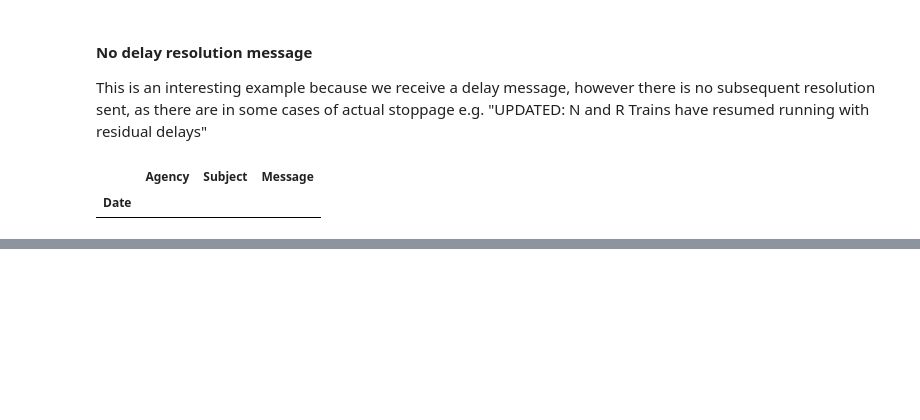
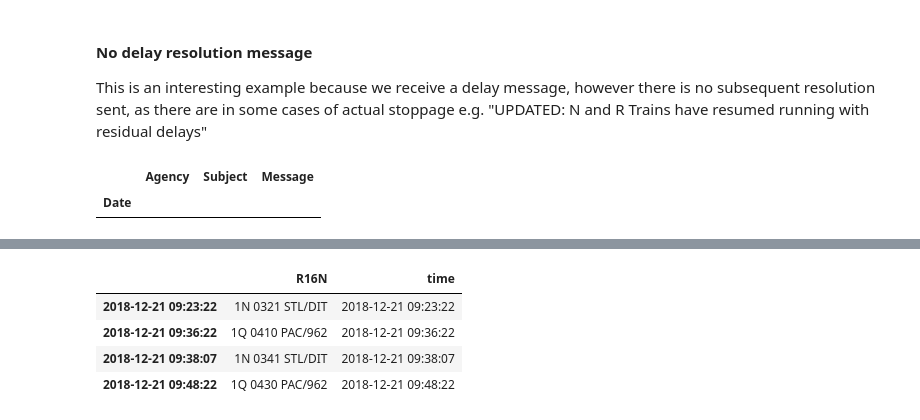
Before and after one commit to b-koopman/MTADelayPredict, a Jupyter notebook: Notebooks/DataExploration.ipynb, the cells around one changed output, grey strips where cells are left out. Cells and saved outputs as stored; diff of their text form; code cells hidden in the pictures; blank space fills up the shorter version.

```diff
--- a/Notebooks/DataExploration.ipynb
+++ b/Notebooks/DataExploration.ipynb
@@ -248,0 +349,10 @@ header {
+# %%
+new_stops = stopped_at_df[stopped_at_df != stopped_at_df.shift(1)].dropna()
+# %%
+new_stops
+# %% [output]
+|  | R16N | time |
+| 2018-12-21 09:23:22 | 1N 0321 STL/DIT | 2018-12-21 09:23:22 |
+| 2018-12-21 09:36:22 | 1Q 0410 PAC/962 | 2018-12-21 09:36:22 |
+| 2018-12-21 09:38:07 | 1N 0341 STL/DIT | 2018-12-21 09:38:07 |
+| 2018-12-21 09:48:22 | 1Q 0430 PAC/962 | 2018-12-21 09:48:22 |
```
Also changed, not shown: parts of 45 cells of this notebook, 1 other file.
